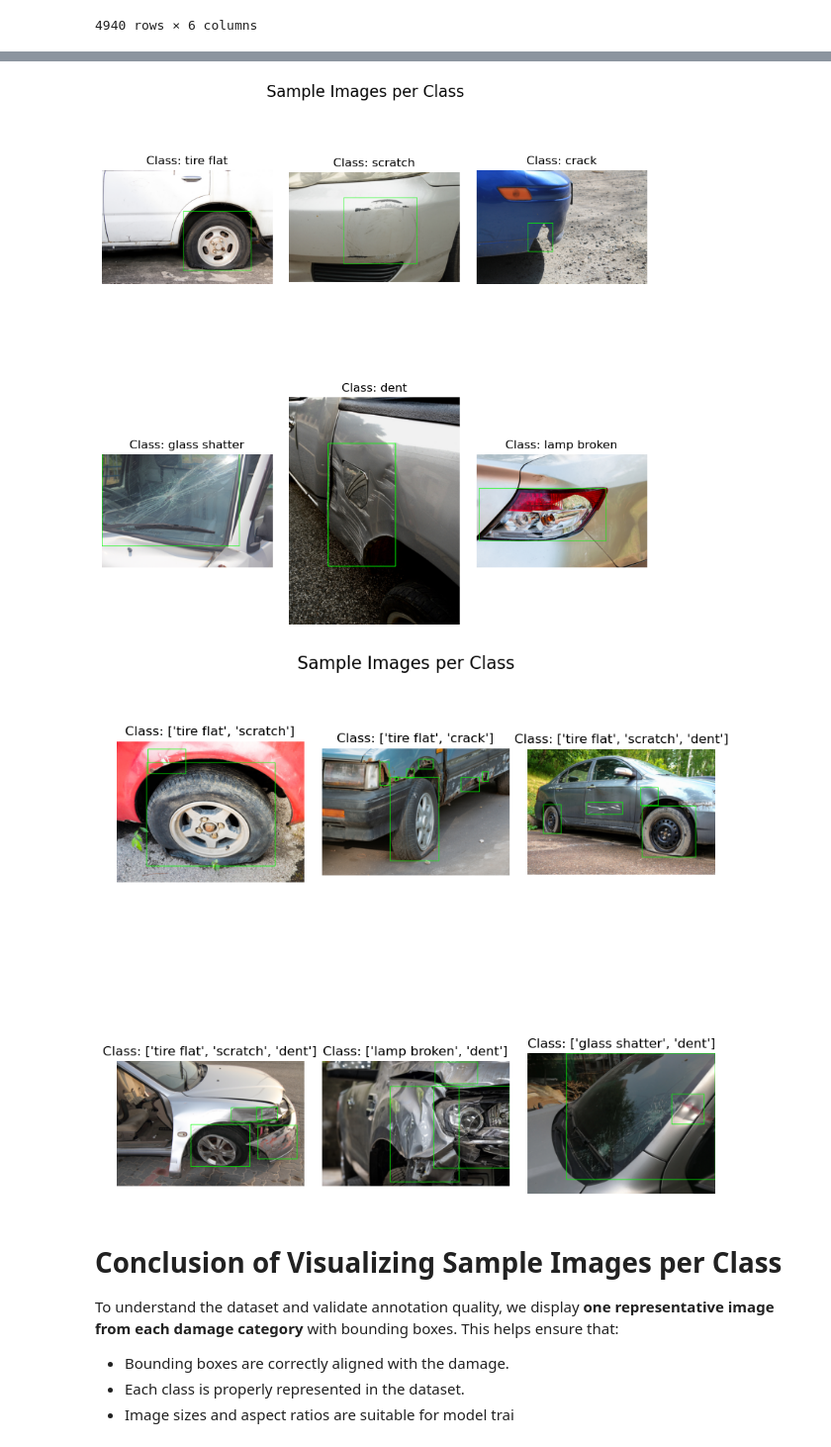
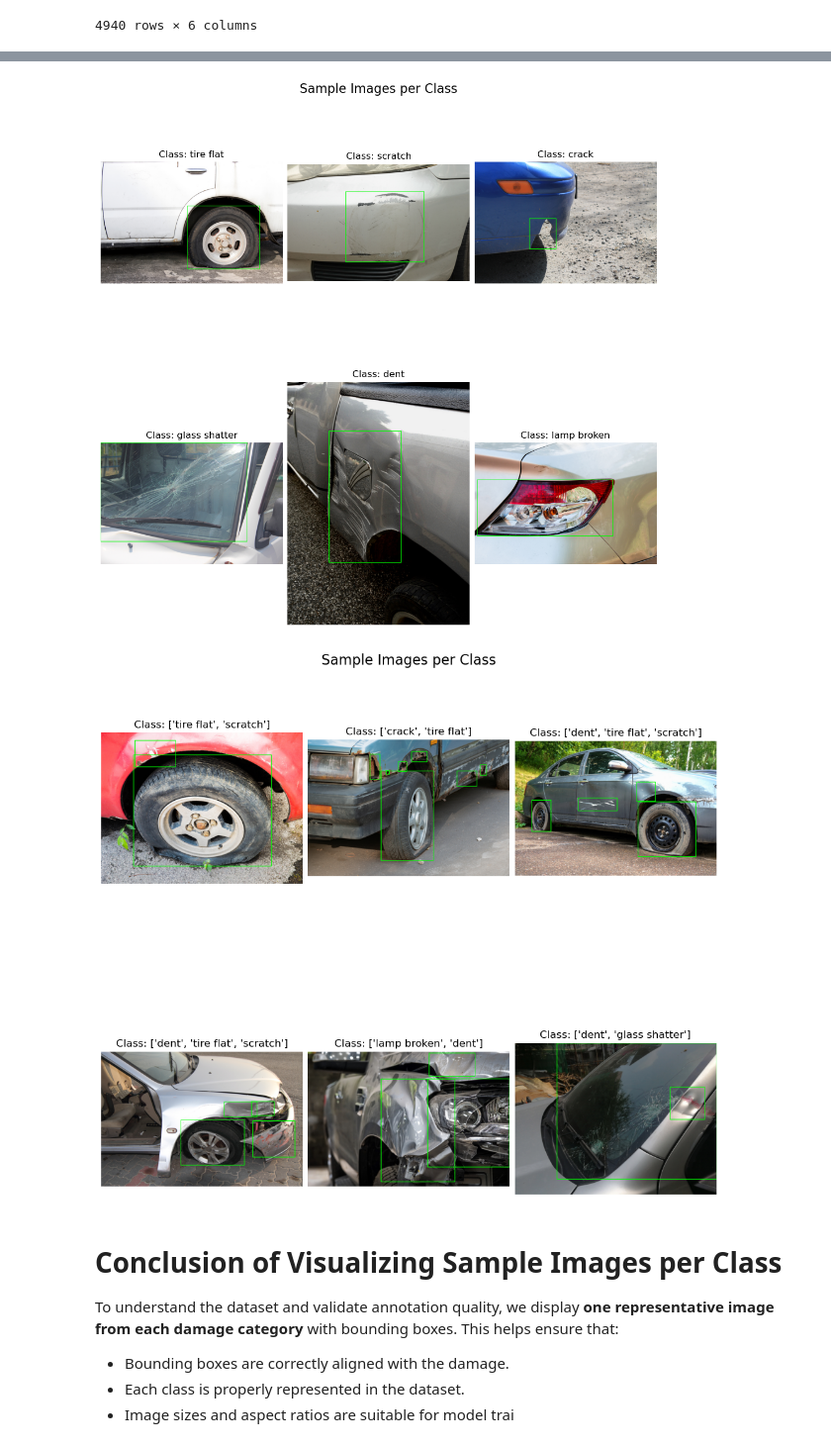
Before and after one commit to kelvin2109/car-damage-assistant, a Jupyter notebook: Untitled1.ipynb, the cells around one changed output, grey strips where cells are left out. Shown at 99% size. Cells and saved outputs as stored; diff of their text form; code cells hidden in the pictures.

```diff
--- a/Untitled1.ipynb
+++ b/Untitled1.ipynb
@@ -260,3 +261,3 @@ multiclass_img
 # %%
-all_per_category_dup = (df_ann[df_ann["image_id"].isin(multiclass_img["image_id"])].drop(columns=["id"])
+selected_image_ann = (df_ann[df_ann["image_id"].isin(representative_pairs["image_id"])].drop(columns=["id"])
                         .merge(df_cat,left_on = "category_id",right_on = "id").drop(columns=["id"]))
@@ -283,3 +284,3 @@ all_per_category_dup
 # %%
 # Aggregate all categories, areas, and bounding boxes for each duplicated image
-agg_ann_per_image = all_per_category_dup.groupby("image_id").agg({'category_id':list , 'bbox':list, "name":lambda x: list(set(x)) }).reset_index()
+selected_image_ann_grouped = selected_image_ann.groupby("image_id").agg({'category_id':list , 'bbox':list, "name":lambda x:list(set(x)) }).reset_index()
@@ -306,5 +297,5 @@ df_img[df_img["id"].isin(agg_ann_per_image["image_id"])]
 # %%
 # Merge image info with aggregated annotations for images with multiple objects
-multi_object_images = (df_img[df_img["id"].isin(agg_ann_per_image["image_id"])].merge(agg_ann_per_image ,left_on='id' ,right_on='image_id' )
+multiclass_img_dataset = (df_img[df_img["id"].isin(selected_image_ann_grouped["image_id"])].merge(selected_image_ann_grouped ,left_on='id' ,right_on='image_id' )
             .drop(columns =["image_id","id","license"]).reset_index(drop=True))
 # %%
@@ -342,9 +333,9 @@ def show_presentated_image_eachclass( sample_img, num_class, img_dir="data/train
 
     # Create subplot grid for showing images
     row = math.ceil(num_class/3)
-    fig, axes = plt.subplots(row,3,figsize=(10,10))
-    fig.suptitle("Sample Images per Class", fontsize=16., y=0.9)
-    plt.subplots_adjust(wspace=0.1, hspace=0.1)
+    fig, axes = plt.subplots(row,3,figsize=fig_size , constrained_layout=True)
+    fig.suptitle("Sample Images per Class",  fontsize=16, y=1.00)  # Move title higher
+    #plt.subplots_adjust(wspace=0.1, hspace=0.3)
 
     # List to store images after loading and drawing bbox
     images = []
@@ -361,6 +352,7 @@ def show_presentated_image_eachclass( sample_img, num_class, img_dir="data/train
                 x, y, w, h = i
                 cv2.rectangle(img, (int(x), int(y)), (int(x + w), int(y + h)), color, thickness)
             images.append(img)
+
         else:
             x, y, w, h = path["bbox"]
             cv2.rectangle(img, (int(x), int(y)), (int(x + w), int(y + h)), color, thickness)
@@ -371,15 +363,16 @@ def show_presentated_image_eachclass( sample_img, num_class, img_dir="data/train
         ax.set_title("Class: {}".format(sample_img[i]["name"]), fontsize=12)
         if i < len(images):
             ax.imshow(images[i])
+
         ax.axis('off')
 # %%
-show_presentated_image_eachclass(unique_img,6)
+show_presentated_image_eachclass(unique_img_dataset,6)
 # %% [output]
-[figure, old version]
+[figure, new version]
 # %%
-show_presentated_image_eachclass( multi_object_images, 6)
+show_presentated_image_eachclass( multiclass_img_dataset, 6)
 # %% [output]
-[figure, old version]
+[figure, new version]
 # %% [markdown]
 # Conclusion of Visualizing Sample Images per Class
 
```
Also changed, not shown: parts of 11 cells of this notebook.
